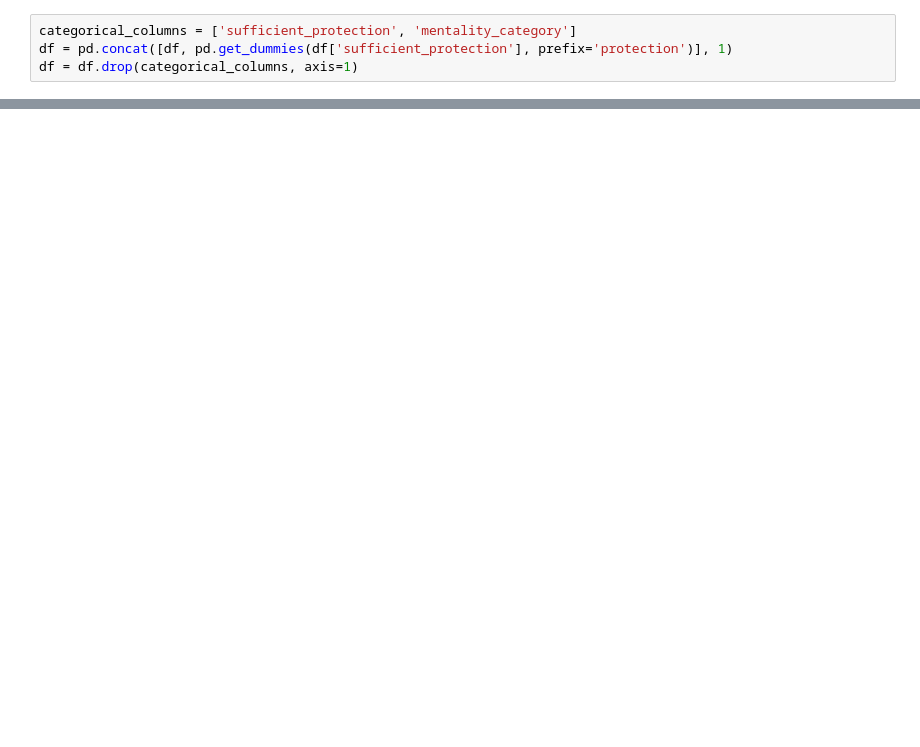
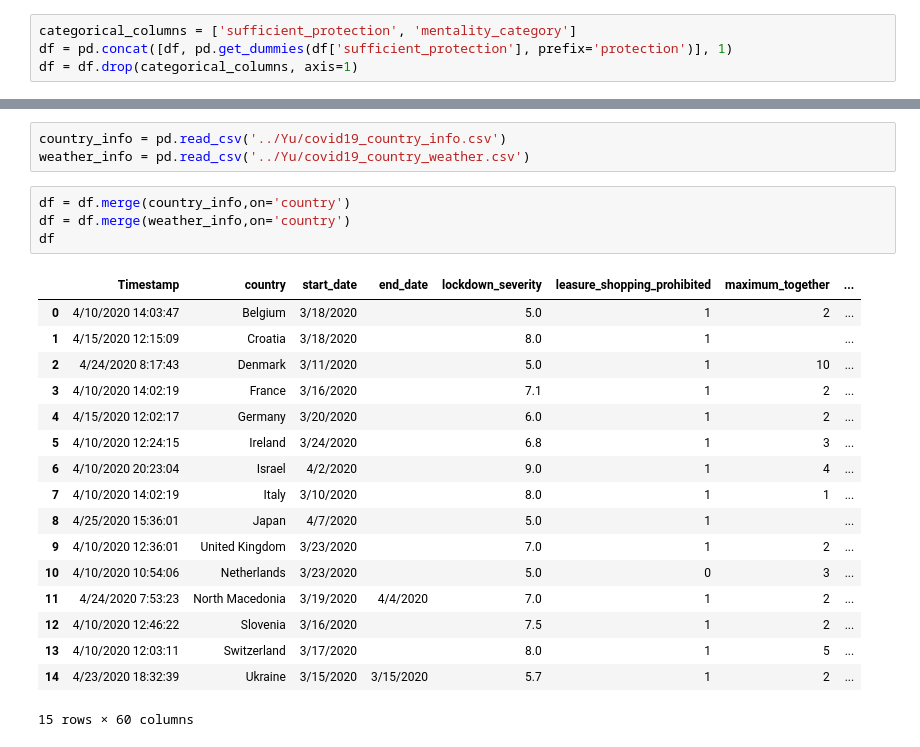
Before and after one commit to zaida-rivai/DMT2020_Group85, a Jupyter notebook: Yoran/data_preprocessing.ipynb, the cells around one changed output, grey strips where cells are left out. Saved outputs shown, nothing was run; the diff lists cells and outputs as text; blank space fills up the shorter version.

Commit message:
combine data and output to country_info.csv

```diff
--- a/Yoran/data_preprocessing.ipynb
+++ b/Yoran/data_preprocessing.ipynb
@@ -43,3 +44,28 @@ df
 | 15 | 4/10/2020 14:02:19 | Texas (Dallas) | 3/22/2020 |  | 7.0 | 1 | 1 | ... |
 | 16 | 4/23/2020 18:32:39 | Ukraine | 3/15/2020 | 3/15/2020 | 5.7 | 1 | 2 | ... |
 17 rows × 33 columns
+# %%
+country_info = pd.read_csv('../Yu/covid19_country_info.csv')
+weather_info = pd.read_csv('../Yu/covid19_country_weather.csv')
+# %%
+df = df.merge(country_info,on='country')
+df = df.merge(weather_info,on='country')
+df
+# %% [output]
+|  | Timestamp | country | start_date | end_date | lockdown_severity | leasure_shopping_prohibited | maximum_together | ... |
+| 0 | 4/10/2020 14:03:47 | Belgium | 3/18/2020 |  | 5.0 | 1 | 2 | ... |
+| 1 | 4/15/2020 12:15:09 | Croatia | 3/18/2020 |  | 8.0 | 1 |  | ... |
+| 2 | 4/24/2020 8:17:43 | Denmark | 3/11/2020 |  | 5.0 | 1 | 10 | ... |
+| 3 | 4/10/2020 14:02:19 | France | 3/16/2020 |  | 7.1 | 1 | 2 | ... |
+| 4 | 4/15/2020 12:02:17 | Germany | 3/20/2020 |  | 6.0 | 1 | 2 | ... |
+| 5 | 4/10/2020 12:24:15 | Ireland | 3/24/2020 |  | 6.8 | 1 | 3 | ... |
+| 6 | 4/10/2020 20:23:04 | Israel | 4/2/2020 |  | 9.0 | 1 | 4 | ... |
+| 7 | 4/10/2020 14:02:19 | Italy | 3/10/2020 |  | 8.0 | 1 | 1 | ... |
+| 8 | 4/25/2020 15:36:01 | Japan | 4/7/2020 |  | 5.0 | 1 |  | ... |
+| 9 | 4/10/2020 12:36:01 | United Kingdom | 3/23/2020 |  | 7.0 | 1 | 2 | ... |
+| 10 | 4/10/2020 10:54:06 | Netherlands | 3/23/2020 |  | 5.0 | 0 | 3 | ... |
+| 11 | 4/24/2020 7:53:23 | North Macedonia | 3/19/2020 | 4/4/2020 | 7.0 | 1 | 2 | ... |
+| 12 | 4/10/2020 12:46:22 | Slovenia | 3/16/2020 |  | 7.5 | 1 | 2 | ... |
+| 13 | 4/10/2020 12:03:11 | Switzerland | 3/17/2020 |  | 8.0 | 1 | 5 | ... |
+| 14 | 4/23/2020 18:32:39 | Ukraine | 3/15/2020 | 3/15/2020 | 5.7 | 1 | 2 | ... |
+15 rows × 60 columns
```
Also changed, not shown: parts of 2 cells of this notebook, 3 other files.
